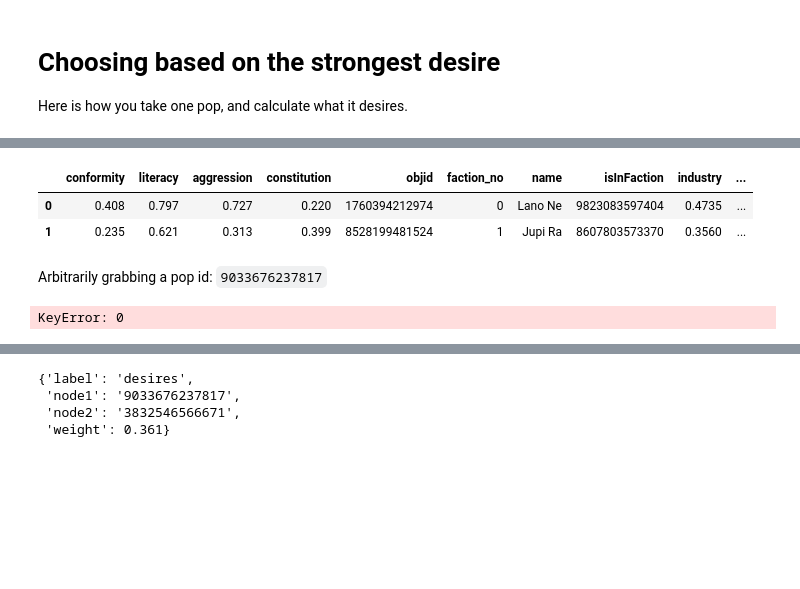
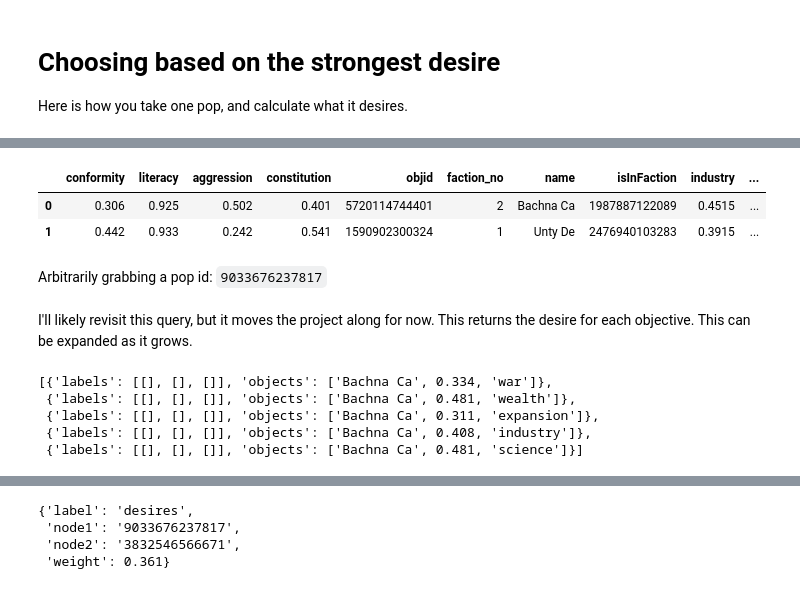
Before and after one commit to BillmanH/exoplanets, a Jupyter notebook: notebooks/People/People Making Choices.ipynb, the cells around one changed output, grey strips where cells are left out. Cells and saved outputs as stored; diff of their text form; code cells hidden in the pictures; blank space fills up the shorter version.

Commit message:
Figured out desire

```diff
--- a/notebooks/People/People Making Choices.ipynb
+++ b/notebooks/People/People Making Choices.ipynb
@@ -194,9 +189,9 @@ qtodf(query)
 # %%
-qtodf(f"g.V().hasLabel('pop').has('username','{local_user}').limit(2).valueMap()")
+db.qtodf(f"g.V().hasLabel('pop').has('username','{local_user}').limit(2).valueMap()")
 # %% [output]
 |  | conformity | literacy | aggression | constitution | objid | faction_no | name | isInFaction | industry | ... |
-| 0 | 0.408 | 0.797 | 0.727 | 0.220 | 1760394212974 | 0 | Lano Ne | 9823083597404 | 0.4735 | ... |
-| 1 | 0.235 | 0.621 | 0.313 | 0.399 | 8528199481524 | 1 | Jupi Ra | 8607803573370 | 0.3560 | ... |
+| 0 | 0.306 | 0.925 | 0.502 | 0.401 | 5720114744401 | 2 | Bachna Ca | 1987887122089 | 0.4515 | ... |
+| 1 | 0.442 | 0.933 | 0.242 | 0.541 | 1590902300324 | 1 | Unty De | 2476940103283 | 0.3915 | ... |
 # %% [markdown]
 Arbitrarily grabbing a pop id: `9033676237817`
 # %%
@@ -205,4 +200,11 @@ popid2 = "8528199481524"
+# %% [markdown]
+I'll likely revisit this query, but it moves the project along for now. This returns the desire for each objective. This can be expanded as it grows.
 # %%
-qtodf(f"g.V().has('objid','{popid1}').outE()")
+res = db.run_query(f"g.V().has('objid','{popid1}').outE('desires').inV().hasLabel('objective').dedup().path().by('name').by('weight').by('type')")
+res
 # %% [output]
-KeyError: 0
+[{'labels': [[], [], []], 'objects': ['Bachna Ca', 0.334, 'war']},
+ {'labels': [[], [], []], 'objects': ['Bachna Ca', 0.481, 'wealth']},
+ {'labels': [[], [], []], 'objects': ['Bachna Ca', 0.311, 'expansion']},
+ {'labels': [[], [], []], 'objects': ['Bachna Ca', 0.408, 'industry']},
+ {'labels': [[], [], []], 'objects': ['Bachna Ca', 0.481, 'science']}]
```
Also changed, not shown: parts of 7 cells of this notebook, 1 other file.
